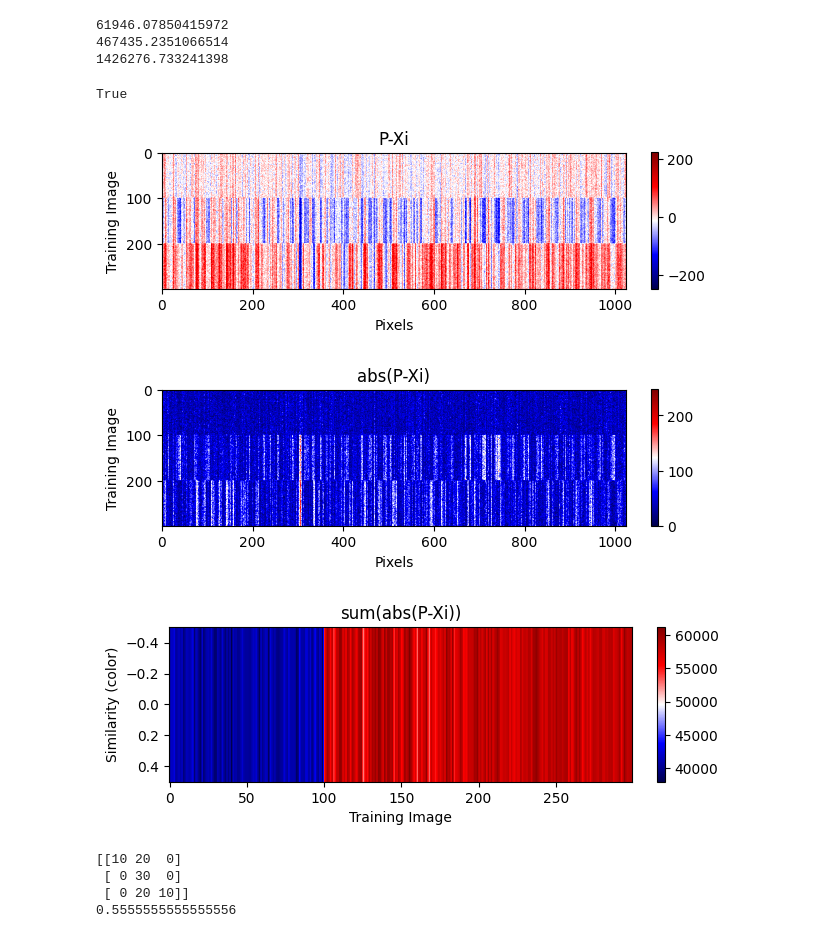
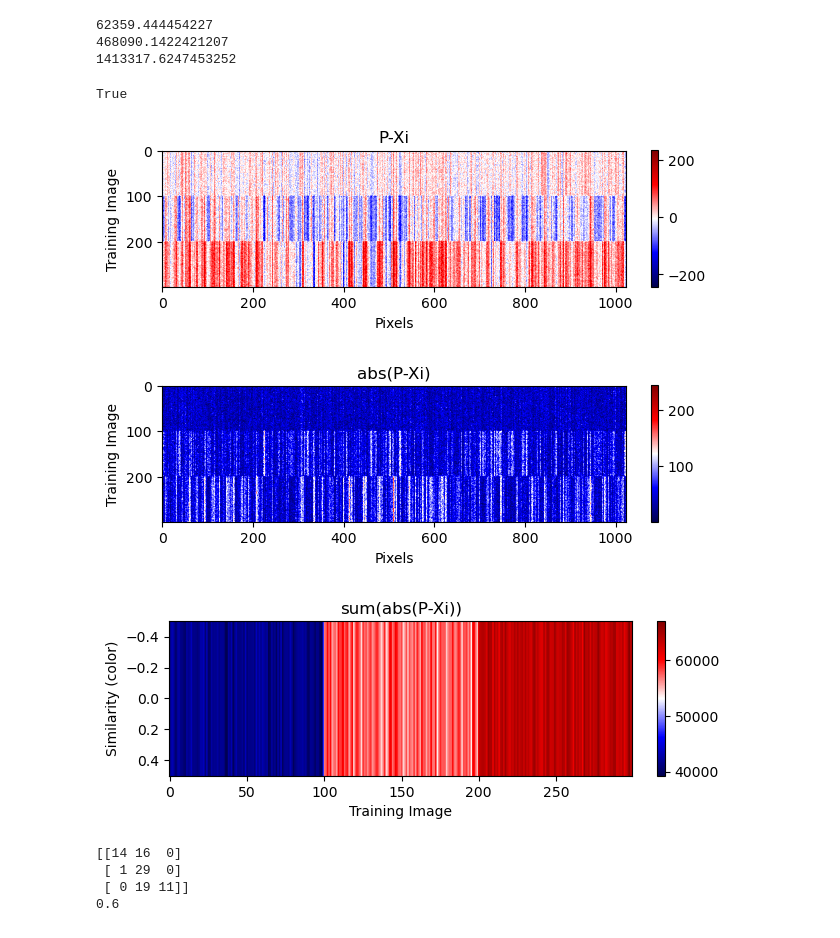
Before and after one commit to Chaps42/ComputerVision, a Jupyter notebook: CVHW4.ipynb, the cells around one changed output. Cells and saved outputs as stored; diff of their text form; code cells hidden in the pictures.

```diff
--- a/CVHW4.ipynb
+++ b/CVHW4.ipynb
@@ -11,3 +11,30 @@ from scipy import spatial
 
 np.set_printoptions(threshold=np.inf)
 np.set_printoptions(linewidth=np.inf)
+# %%
+def L1d(A,B):
+    diff = abs(A-B)
+    sum = np.sum((diff))
+    return sum
+
+def L2d(A,B):
+    diff = A-B
+    diff = diff**2
+    sum = np.sum((diff))
+    return np.sqrt(sum)
+
+
+def LCosd(A,B):
+    a = np.square(A)
+    b = np.square(B)
+    SumA = np.sqrt(np.sum(a))
+    SumB = np.sqrt(np.sum(b))
+    Cosine = np.sum(A*B)/(SumA*SumB)
+    return Cosine
+
+A= np.asarray([[1,2],[3,4]])
+B= np.asarray([[1,5],[3,5]])
+
+print(L1d(A,B))
+print(L2d(A,B))
+print(LCosd(A,B))
@@ -116,7 +156,7 @@ NoiseAdded = G(TestArray,4)
 np.linalg.norm((TestArray-NoiseAdded).flatten(),ord = 1)
 
 #pic = Image.open(r"/Users/DavidChaparro/Desktop/Classes/ComputerVision/HW4SelfImage.jpg")
-pic = cv.imread("/Users/DavidChaparro/Desktop/Classes/ComputerVision/HW4SelfImage.jpg")
+pic = cv.imread(r"C:\Users\dchap\Desktop\Classwork\ComputerVision\HW4SelfImage.jpg")
 pic = cv.cvtColor(pic,cv.COLOR_BGR2GRAY)
 pic = cv.resize(pic,(150,150))
 pic = np.asarray(pic).astype('float64')
@@ -137,14 +177,14 @@ cv.imwrite("HW4Q3d.jpg",S3)
 #Image.fromarray(np.uint8(S2)).save("HW4Q3c.jpg")
 #Image.fromarray(np.uint8(S3)).save("HW4Q3d.jpg")
 # %% [output]
-61946.07850415972
-467435.2351066514
-1426276.733241398
+62359.444454227
+468090.1422421207
+1413317.6247453252
 True
 # %%
-Me = cv.imread("/Users/DavidChaparro/Desktop/Classes/ComputerVision/HW4SelfImage.jpg")
-dog =  cv.imread("/Users/DavidChaparro/Desktop/Classes/ComputerVision/dog.jpg")
-cat =  cv.imread("/Users/DavidChaparro/Desktop/Classes/ComputerVision/cat.jpg")
+Me = cv.imread(r"C:\Users\dchap\Desktop\Classwork\ComputerVision\HW4SelfImage.jpg")
+dog =  cv.imread(r"C:\Users\dchap\Desktop\Classwork\ComputerVision\dog.jpg")
+cat =  cv.imread(r"C:\Users\dchap\Desktop\Classwork\ComputerVision\cat.jpg")
 
 Me = cv.cvtColor(Me,cv.COLOR_BGR2GRAY)
 Me = cv.resize(Me,(32,32))
@@ -167,7 +207,7 @@ Output1 = np.zeros((300,1024))
 Output2 = np.zeros((300,1024))
 Output3 = np.zeros((1,300))
 
-Exp = 6
+Exp = 5
 
 P = G(np.asarray(Me),10**Exp)
 P = Rescale(P)
@@ -197,42 +237,42 @@ for i in range(100):
     Output2[k,:] = np.abs(Output1[k,:])
 
     Output3[0,i] = sum(Output2[i,:])
     Output3[0,j] = sum(Output2[j,:])
     Output3[0,k] = sum(Output2[k,:])
 
 im = plt.imshow(Output1,cmap = 'seismic')
 plt.title("P-Xi")
 plt.xlabel("Pixels")
 plt.ylabel("Training Image")
 plt.colorbar(fraction=0.047*300/1024)
 plt.savefig("5aplot.png")
 plt.show()
 
 im = plt.imshow(Output2,cmap = 'seismic')
 plt.title("abs(P-Xi)")
 plt.xlabel("Pixels")
 plt.ylabel("Training Image")
 plt.colorbar(fraction=0.047*300/1024)
 plt.savefig("5bplot.png")
 plt.show()
 
 im = plt.imshow(Output3,cmap = 'seismic',aspect = 100)
 plt.title("sum(abs(P-Xi))")
 plt.xlabel("Training Image")
 plt.ylabel("Similarity (color)")
 plt.colorbar(fraction=0.047*100/300)
 plt.savefig("5cplot.png")
 plt.show()
 # %% [output]
-[figure, old version]
+[figure, new version]
-[figure, old version]
+[figure, new version]
-[figure, old version]
+[figure, new version]
 # %%
-Me = cv.imread("/Users/DavidChaparro/Desktop/Classes/ComputerVision/HW4SelfImage.jpg")
-dog =  cv.imread("/Users/DavidChaparro/Desktop/Classes/ComputerVision/dog.jpg")
-cat =  cv.imread("/Users/DavidChaparro/Desktop/Classes/ComputerVision/cat.jpg")
+Me = cv.imread(r"C:\Users\dchap\Desktop\Classwork\ComputerVision\HW4SelfImage.jpg")
+dog =  cv.imread(r"C:\Users\dchap\Desktop\Classwork\ComputerVision\dog.jpg")
+cat =  cv.imread(r"C:\Users\dchap\Desktop\Classwork\ComputerVision\cat.jpg")
 
-Me = cv.cvtColor(Me,cv.COLOR_BGR2GRAY)
+Me =  cv.cvtColor(Me,cv.COLOR_BGR2GRAY)
 Me = cv.resize(Me,(32,32))
 Me = np.asarray(Me).astype('float64')
 
@@ -271,10 +311,10 @@ Accuracy = MLMets.accuracy_score(TestLabel,Predictions)
 print(ConfusionMatrix)
 print(Accuracy)
 # %% [output]
-[[10 20  0]
- [ 0 30  0]
- [ 0 20 10]]
-0.5555555555555556
+[[14 16  0]
+ [ 1 29  0]
+ [ 0 19 11]]
+0.6
 # %%
 #Question 7:
 
```
Also changed, not shown: parts of 4 cells of this notebook, 12 other files.
